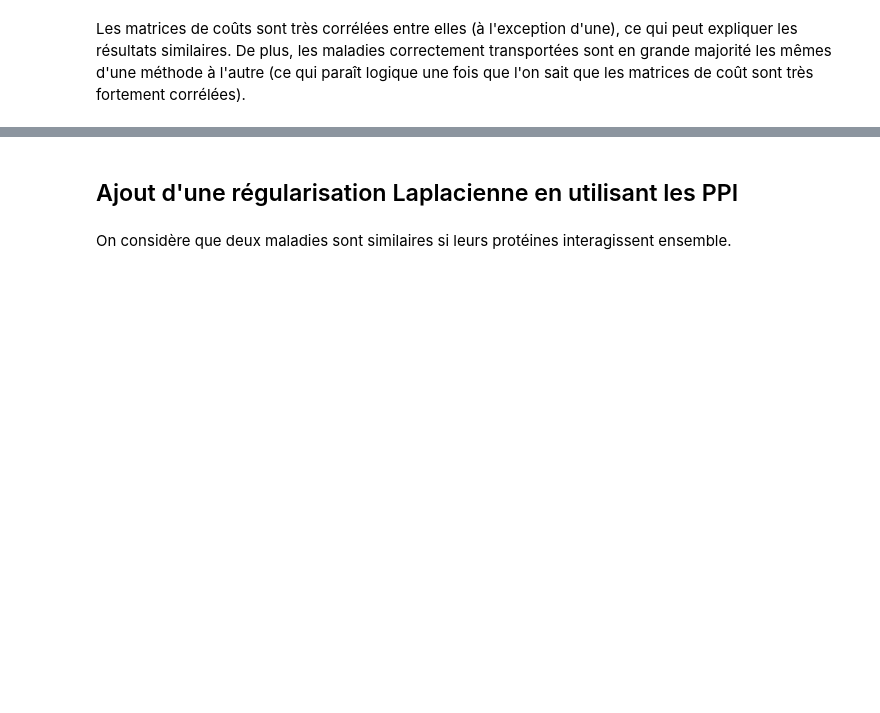
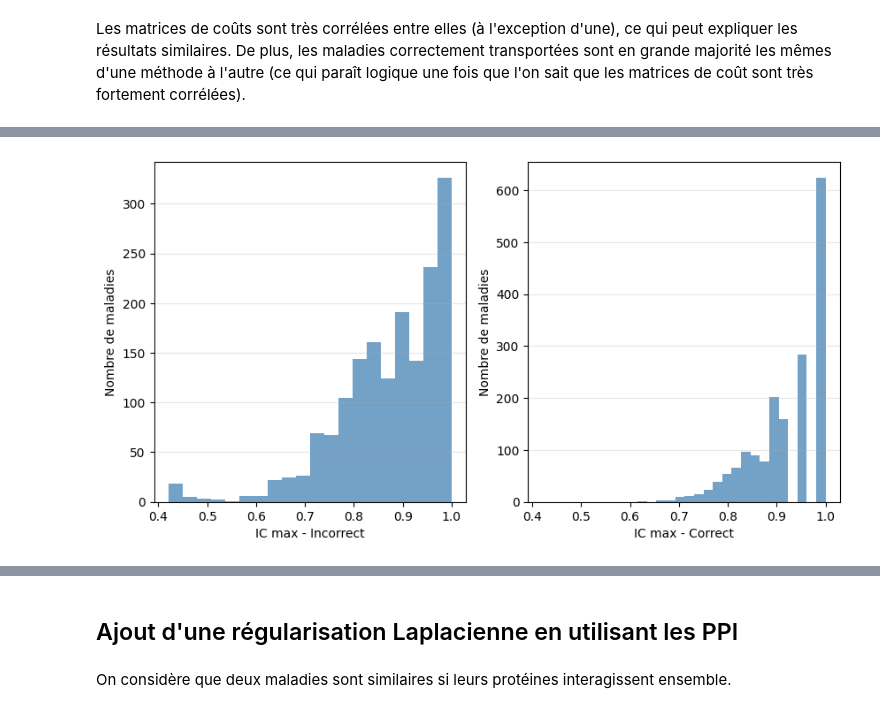
Before and after one commit to averniere/OT_simulation_maladies, a Jupyter notebook: Embeddings/test.ipynb, the cells around one changed output, grey strips where cells are left out. Cells and saved outputs as stored; diff of their text form; code cells hidden in the pictures; blank space fills up the shorter version.

```diff
--- a/Embeddings/test.ipynb
+++ b/Embeddings/test.ipynb
@@ -992,0 +992,27 @@ work_orpha0_P = propagate_pivot(work_orpha0, ancestors)
+# %%
+# Différences en terme d'information content
+def max_ic(terms, ic):
+    max_ic = ic[max(ic)]
+    vals = [ic.get(t, 0)/max_ic for t in terms if t in ic]
+    return np.max(vals) if vals else 0
+
+ic_zero = [max_ic(paires_zero_dict[c]["omim"]["terms"], ic) for c in paires_zero_dict]
+ic_correct = [max_ic(paires_correct_dict[c]["omim"]["terms"], ic) for c in paires_correct_dict]
+
+fig, axes = plt.subplots(1, 2, figsize=(10, 5), sharex=True)
+
+ax = axes[0]
+sns.histplot(ic_zero, bins=20, ax=ax, color='steelblue', edgecolor='none')
+
+ax.set_xlabel("IC max - Incorrect")
+ax.set_ylabel("Nombre de maladies")
+ax.grid(axis='y', alpha=0.3)
+
+ax = axes[1]
+sns.histplot(ic_correct, bins=20, ax=ax, color='steelblue', edgecolor='none')
+
+ax.set_xlabel("IC max - Correct")
+ax.set_ylabel("Nombre de maladies")
+ax.grid(axis='y', alpha=0.3)
+# %% [output]
+[figure, added]
```
Also changed, not shown: parts of 17 cells of this notebook.
